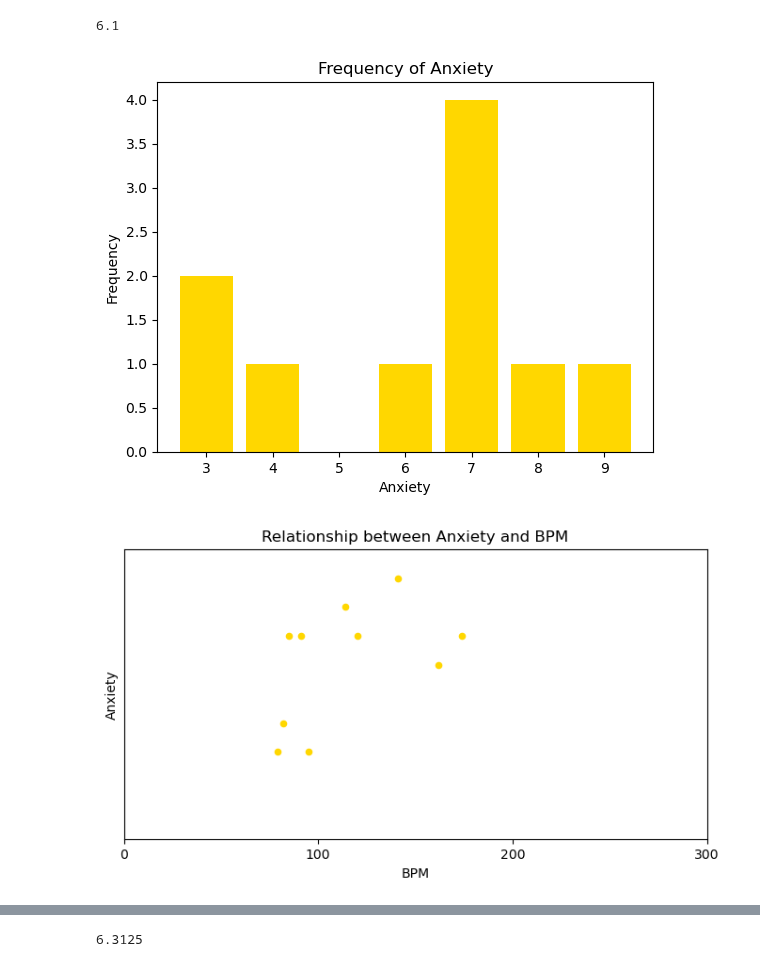
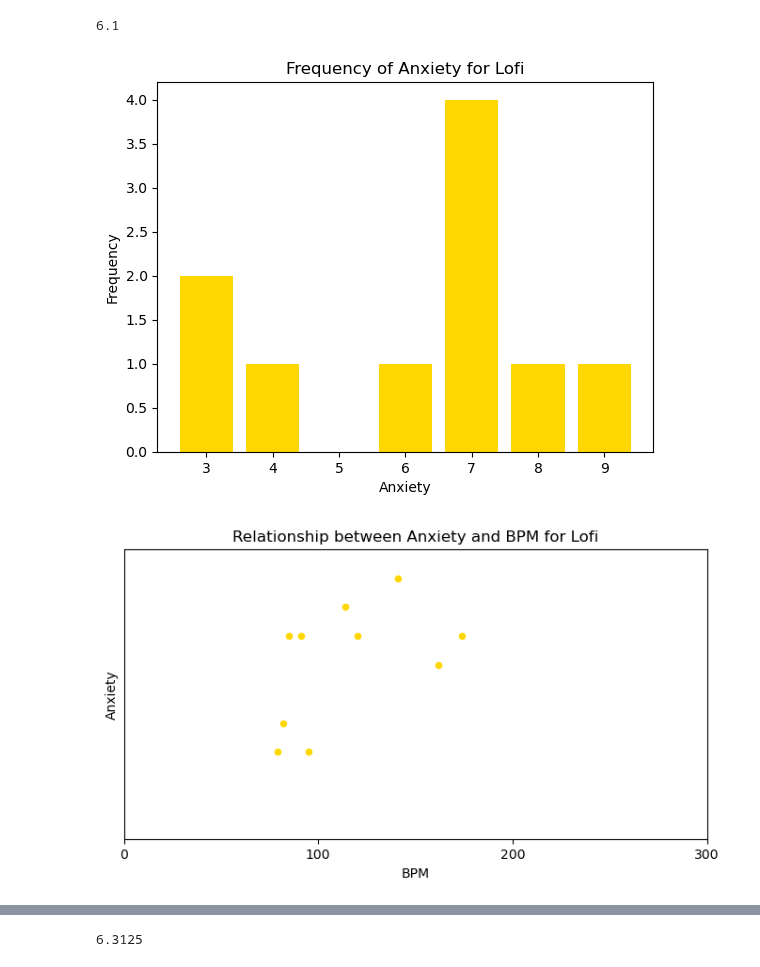
Before and after one commit to jdanielle12/project1, a Jupyter notebook: music_and_mental_health.ipynb, the cells around one changed output, grey strips where cells are left out. Cells and saved outputs as stored; diff of their text form; code cells hidden in the pictures.

```diff
--- a/music_and_mental_health.ipynb
+++ b/music_and_mental_health.ipynb
@@ -76,21 +76,21 @@ print(average_anxiety)
 # %%
 # View graphs on the distribution of the sample data
 # Anxiety
 anxiety_dist = df_lofi['Anxiety']
 freq_anx_counts = anxiety_dist.value_counts()
 plt.bar(freq_anx_counts.index, freq_anx_counts.values, color="gold")
 plt.xlabel('Anxiety')
 plt.ylabel('Frequency')
-plt.title('Frequency of Anxiety')
+plt.title('Frequency of Anxiety for Lofi')
 plt.show()
 # %% [output]
-[figure, old version]
+[figure, new version]
 # %%
 # Create a scatterplot to chart the correlation between anxiety and bpm
-bpm_anxiety = df_lofi.plot.scatter(x="BPM",y="Anxiety",title="Relationship between Anxiety and BPM", figsize=(8,4),
-                                           xlabel="BPM",ylabel="Anxiety",color="gold",
-                                          xlim=(0,300),ylim=(0,10),xticks=(0,100,200,300),yticks=())
+bpm_anxiety = df_lofi.plot.scatter(x="BPM",y="Anxiety",title="Relationship between Anxiety and BPM for Lofi", figsize=(8,4),
+                                        xlabel="BPM",ylabel="Anxiety",color="gold",
+                                        xlim=(0,300),ylim=(0,10),xticks=(0,100,200,300),yticks=())
 # %% [output]
-[figure, old version]
+[figure, new version]
 # %%
 # Create a scatter plot to chart the correlation between anxiety and age
```
Also changed, not shown: parts of 10 cells of this notebook, 15 other files.
